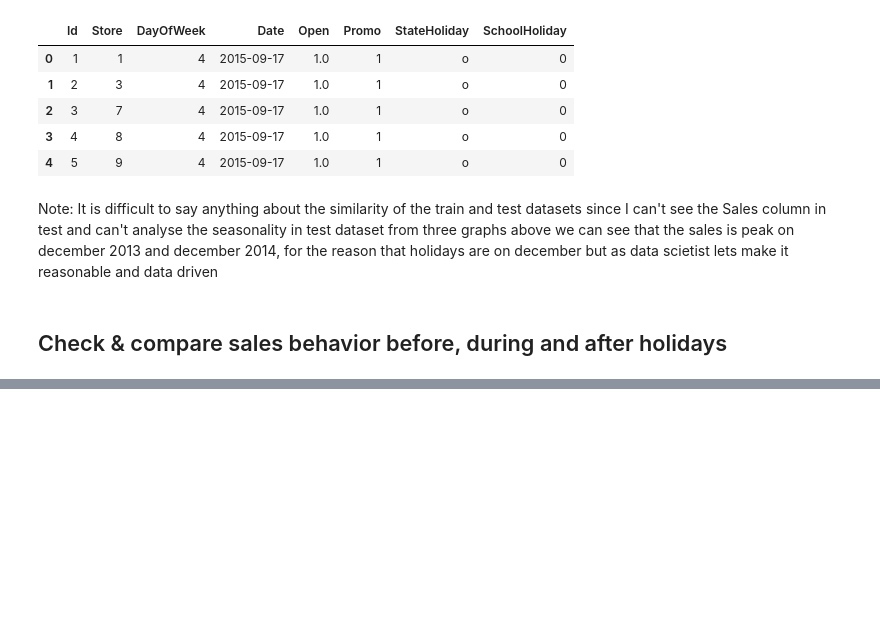
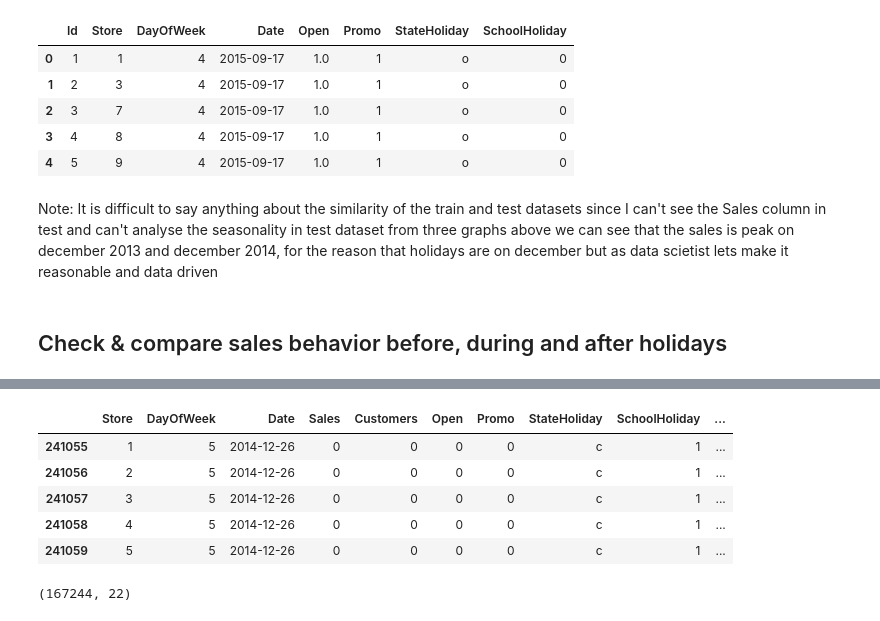
Before and after one commit to yonamg/Pharmaceutical-Sales-Prediction, a Jupyter notebook: notebook/Pharmacy_Sales_EDA.ipynb, the cells around one changed output, grey strips where cells are left out. Saved outputs shown, nothing was run; the diff lists cells and outputs as text; code cells hidden in the pictures; blank space fills up the shorter version.

```diff
--- a/notebook/Pharmacy_Sales_EDA.ipynb
+++ b/notebook/Pharmacy_Sales_EDA.ipynb
@@ -275,0 +288,24 @@ train_data["WeekOfYear"] = train_data["Date"].apply(lambda x: x.weekofyear)
+# %%
+# Create "Year", "Month" & "DayOfMonth" columns
+train_data['Date']= pd.to_datetime(train_data['Date'], format= "%Y-%m-%d")
+train_data["Year"] = train_data["Date"].apply(lambda x: x.year)
+train_data["Month"] = train_data["Date"].apply(lambda x: x.month)
+train_data["DayOfMonth"] = train_data["Date"].apply(lambda x: x.day)
+train_data["WeekOfYear"] = train_data["Date"].apply(lambda x: x.weekofyear)
+# %%
+#lets extract the dataset for Chrismas holiday from train_data
+chrismas_data = train_data[train_data['StateHoliday'] == "c"]
+chrismas_data.head()
+# %% [output]
+|  | Store | DayOfWeek | Date | Sales | Customers | Open | Promo | StateHoliday | SchoolHoliday | ... |
+| 241055 | 1 | 5 | 2014-12-26 | 0 | 0 | 0 | 0 | c | 1 | ... |
+| 241056 | 2 | 5 | 2014-12-26 | 0 | 0 | 0 | 0 | c | 1 | ... |
+| 241057 | 3 | 5 | 2014-12-26 | 0 | 0 | 0 | 0 | c | 1 | ... |
+| 241058 | 4 | 5 | 2014-12-26 | 0 | 0 | 0 | 0 | c | 1 | ... |
+| 241059 | 5 | 5 | 2014-12-26 | 0 | 0 | 0 | 0 | c | 1 | ... |
+# %%
+christmas_data = train_store[(train_store['Month'] == 12) |(train_store['Month'] == 1)]
+
+christmas_data.shape
+# %% [output]
+(167244, 22)
```
Also changed, not shown: parts of 4 cells of this notebook.
